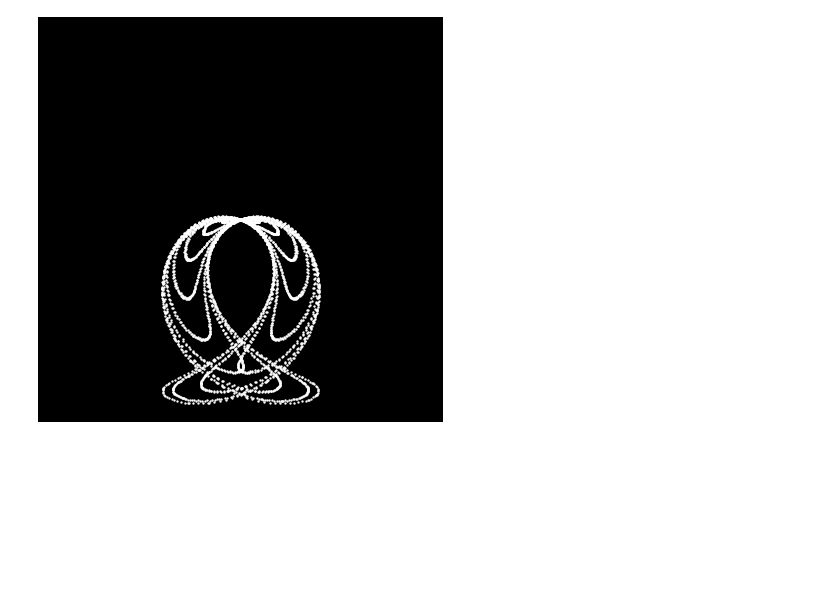
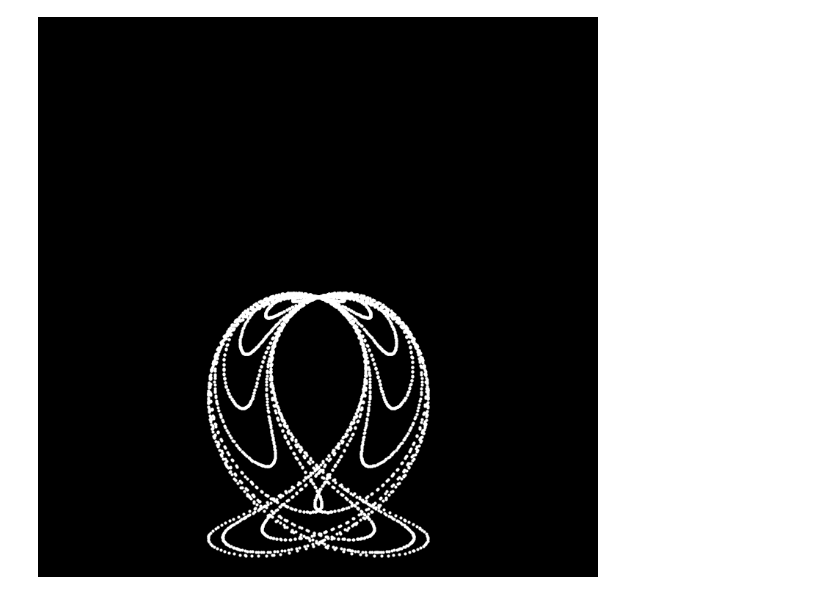
Before and after one commit to a-dubaj/notebook-ideas, a Jupyter notebook: python/non-periodic_polar.ipynb, the cells around one changed output. Drawn from its saved outputs; the diff is of its cells as text; code cells hidden in the pictures; blank space fills up the shorter version.

Commit message:
perf(animation): optimize rendering speed and increase figure size

```diff
--- a/python/non-periodic_polar.ipynb
+++ b/python/non-periodic_polar.ipynb
@@ -1,44 +1,46 @@
 # %%
 import numpy as np
 import matplotlib.pyplot as plt
 from matplotlib.animation import FuncAnimation
 
-dt = 0.1
-offset = 1.0
-
-t1 = np.arange(0, 333, dt)
+DT = 0.1
+T1 = np.arange(0, 333, DT)
+A_RAD = np.sin(np.pi * T1) + np.sin(3.5 * T1)
 
 def f(x):
-    return np.sin(np.pi*x) + np.sin(3.5*x)
+    return np.sin(np.pi * x) + np.sin(3.5 * x)
 
-fig, ax = plt.subplots(figsize=(5,5))
+fig, ax = plt.subplots(figsize=(8, 8), dpi=120)
 fig.patch.set_facecolor("black")
 ax.set_facecolor("black")
-ax.set_xlim(30,470)
-ax.set_ylim(30,470)
+ax.set_xlim(30, 470)
+ax.set_ylim(30, 470)
 ax.set_aspect("equal")
 ax.axis("off")
 
-scatter = ax.scatter([], [], s=0.5, c="white")
+line, = ax.plot([], [], 'wo', markersize=1.5)
 
 def update(frame):
-    global offset
-
-    t2 = offset + np.arange(len(t1))*dt
+    offset = 1.0 + frame * 0.002
+    t2 = offset + np.arange(len(T1)) * DT
 
     r = f(t2)
-    a = f(t1)
 
-    x = 250 + 110*r*np.cos(a)
-    y = 250 + 110*r*np.sin(a)
+    x = 250 + 110 * r * np.cos(A_RAD)
+    y = 250 + 110 * r * np.sin(A_RAD)
 
-    scatter.set_offsets(np.c_[x, y])
+    line.set_data(x, y)
+    return line,
 
-    offset += 0.002
-    return scatter,
-
-ani = FuncAnimation(fig, update, interval=20, blit=True)
+ani = FuncAnimation(
+    fig,
+    update,
+    frames=1000,
+    interval=20,
+    blit=True,
+    repeat=True
+)
 
 plt.show()
 # %% [output]
-[figure, old version]
+[figure, new version]
```
